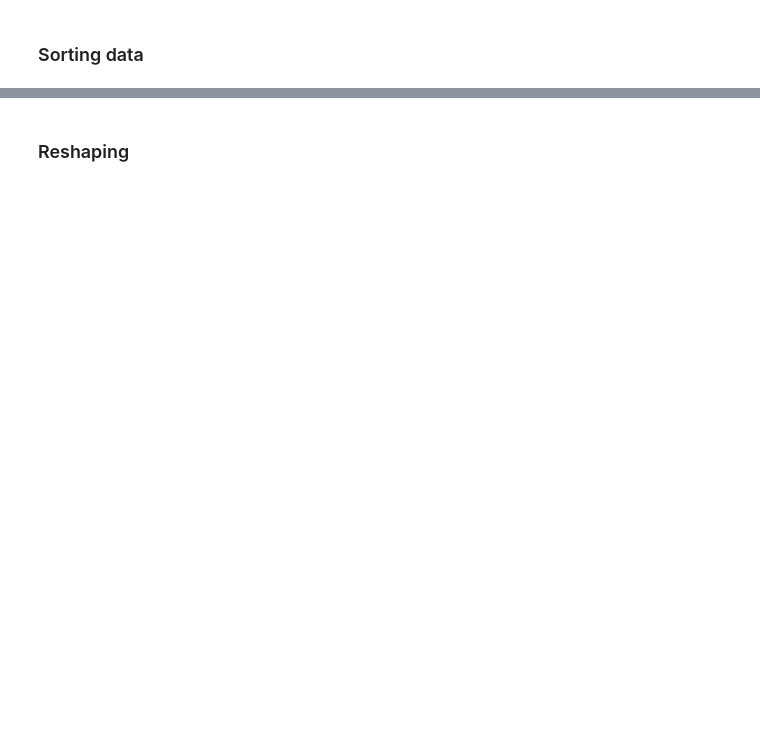
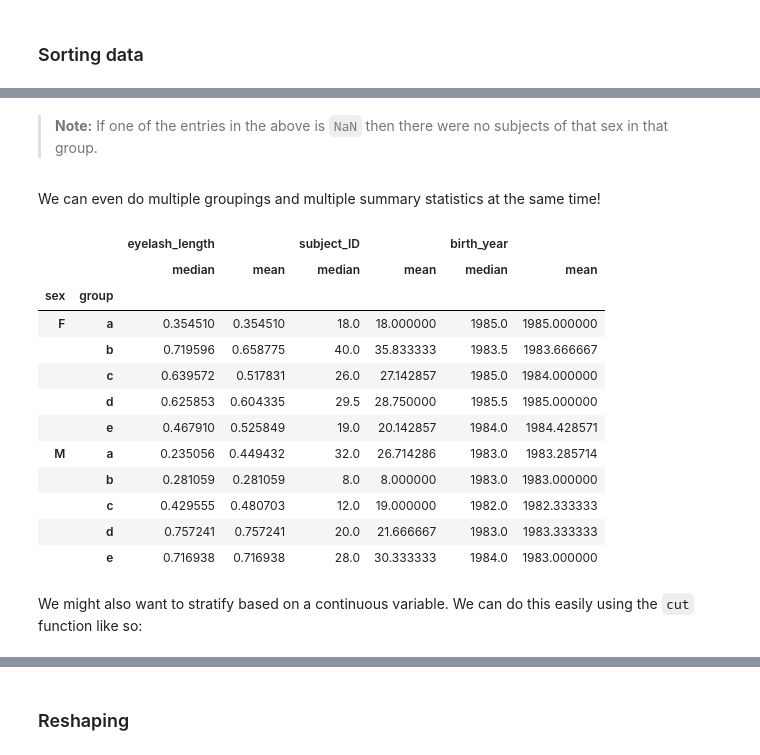
Before and after one commit to TomMaullin/PythonIntro2024, a Jupyter notebook: nb_05_pandas.ipynb, the cells around one changed output, grey strips where cells are left out. Cells and saved outputs as stored; diff of their text form; code cells hidden in the pictures; blank space fills up the shorter version.

```diff
--- a/nb_05_pandas.ipynb
+++ b/nb_05_pandas.ipynb
@@ -291,0 +452,23 @@ example_dataset.dropna(subset=['birth_year', 'sex'])
+# %% [markdown]
+ > **Note:** If one of the entries in the above is `NaN` then there were no subjects of that sex in that group.
+# %% [markdown]
+We can even do multiple groupings and multiple summary statistics at the same time!
+# %%
+# Get the mean and median for each (sex, group) combination
+example_dataset.groupby(['sex','group']).aggregate((np.median, np.mean))
+# %% [output]
+|  |  | eyelash_length |  | subject_ID |  | birth_year |  |
+|  |  | median | mean | median | mean | median | mean |
+| sex | group |  |  |  |  |  |  |
+| F | a | 0.354510 | 0.354510 | 18.0 | 18.000000 | 1985.0 | 1985.000000 |
+|  | b | 0.719596 | 0.658775 | 40.0 | 35.833333 | 1983.5 | 1983.666667 |
+|  | c | 0.639572 | 0.517831 | 26.0 | 27.142857 | 1985.0 | 1984.000000 |
+|  | d | 0.625853 | 0.604335 | 29.5 | 28.750000 | 1985.5 | 1985.000000 |
+|  | e | 0.467910 | 0.525849 | 19.0 | 20.142857 | 1984.0 | 1984.428571 |
+| M | a | 0.235056 | 0.449432 | 32.0 | 26.714286 | 1983.0 | 1983.285714 |
+|  | b | 0.281059 | 0.281059 | 8.0 | 8.000000 | 1983.0 | 1983.000000 |
+|  | c | 0.429555 | 0.480703 | 12.0 | 19.000000 | 1982.0 | 1982.333333 |
+|  | d | 0.757241 | 0.757241 | 20.0 | 21.666667 | 1983.0 | 1983.333333 |
+|  | e | 0.716938 | 0.716938 | 28.0 | 30.333333 | 1984.0 | 1983.000000 |
+# %% [markdown]
+We might also want to stratify based on a continuous variable. We can do this easily using the `cut` function like so:
```
Also changed, not shown: parts of 53 cells of this notebook, 4 other files.
